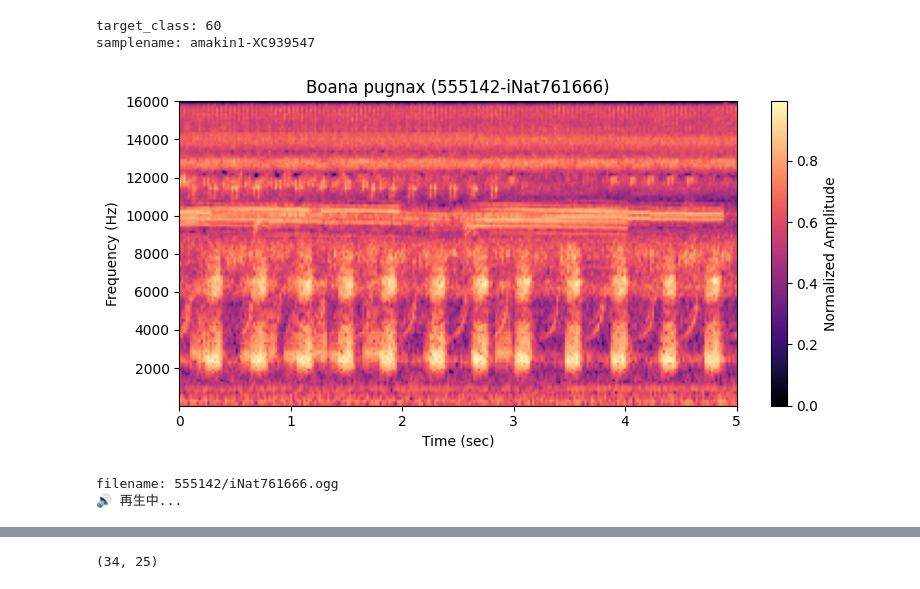
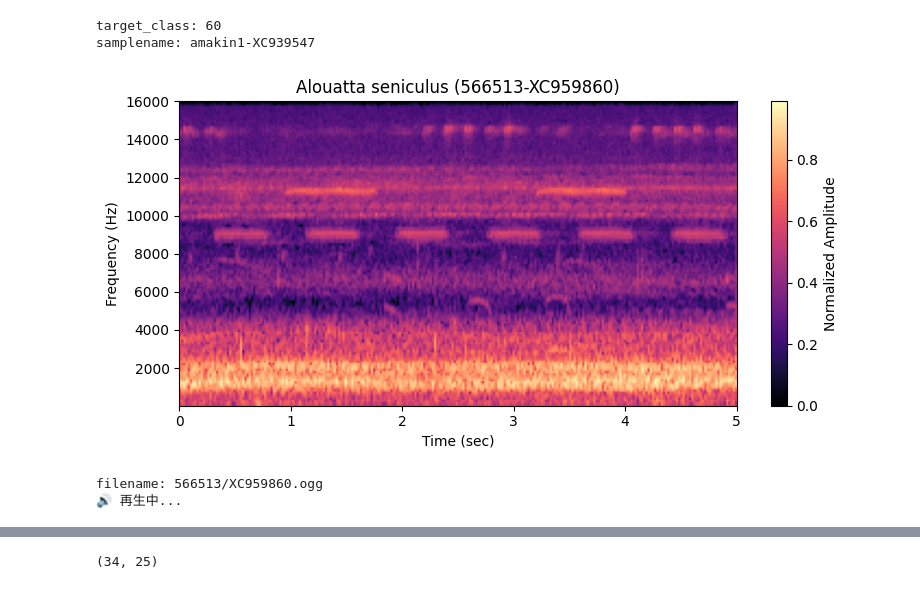
Before and after one commit to junya737/birdclef-2025, a Jupyter notebook: scripts/check_mel_audio.ipynb, the cells around one changed output, grey strips where cells are left out. Cells and saved outputs as stored; diff of their text form; code cells hidden in the pictures.

Commit message:
Check Mammalia's audio and mels

```diff
--- a/scripts/check_mel_audio.ipynb
+++ b/scripts/check_mel_audio.ipynb
@@ -225,5 +209,5 @@ working_df
 # %%
-i = 15
+i = 1
 filename=df["filename"].iloc[i]
 utils_lib.play_audio(filename, cfg.train_datadir)
 # %% [output]
@@ -237,7 +221,7 @@ species_id = samplename # 実際のIDに置き換えてください
 mel = spec[species_id]  # shape: (256, 256)
 
 n_mels = 148  # 例: 256
-fmin = 20           # 実際に使用したfmin
+fmin = 500           # 実際に使用したfmin
 fmax = 16000           # 実際に使用したfmax
 duration = 5.0         # メルスペクトログラムの時間（秒）
 
@@ -272,19 +256,19 @@ import matplotlib.pyplot as plt
 import librosa.display
 
 # ---- パラメータ（MelSpec生成と一致させてください） ----
-fmin = 100
+fmin = 50
 fmax = 16000
 sr = 32000
 hop_length = 16  # Mel生成に使った値
 duration_sec = 5  # MelSpec 1枚あたりの長さ（秒）
 n_mels = 148      # 実際のMelSpecの縦サイズ
-
+class_name = "Mammalia"  # 抽出したいクラス名（例: "Mammalia"）
 # ---- Amphibiaクラスだけ抽出 ----
-amphibia_df = working_df[working_df["class"] == "Amphibia"]
+class_df = working_df[working_df["class"] == class_name]
 
 # ---- 各ラベルごとに rating の高い代表を1件抽出 ----
 top_samples = (
-    amphibia_df.sort_values("rating", ascending=False)
+    class_df.sort_values("rating", ascending=False)
     .groupby("primary_label")
     .first()
     .reset_index()  # ← これで primary_label が列に戻る
@@ -321,11 +305,11 @@ def show_mel_and_play(samplename, working_df, spec, cfg):
     print("🔊 再生中...")
     display(utils_lib.play_audio(filename, cfg.train_datadir))
 # %%
-i = 16
+i = 8
 samplename=top_samples["samplename"][i]
 show_mel_and_play(samplename, working_df, spec, cfg)
 # %% [output]
-[figure, old version]
+[figure, new version]
-filename: 555142/iNat761666.ogg
+filename: 566513/XC959860.ogg
 🔊 再生中...
 [interactive output not drawn]
```
Also changed, not shown: parts of 6 cells of this notebook.
